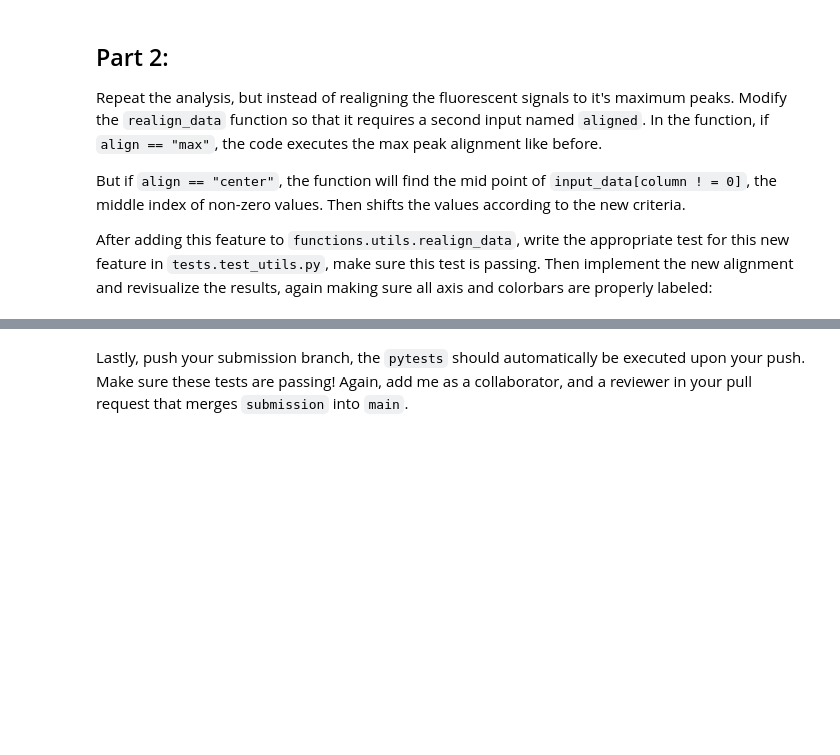
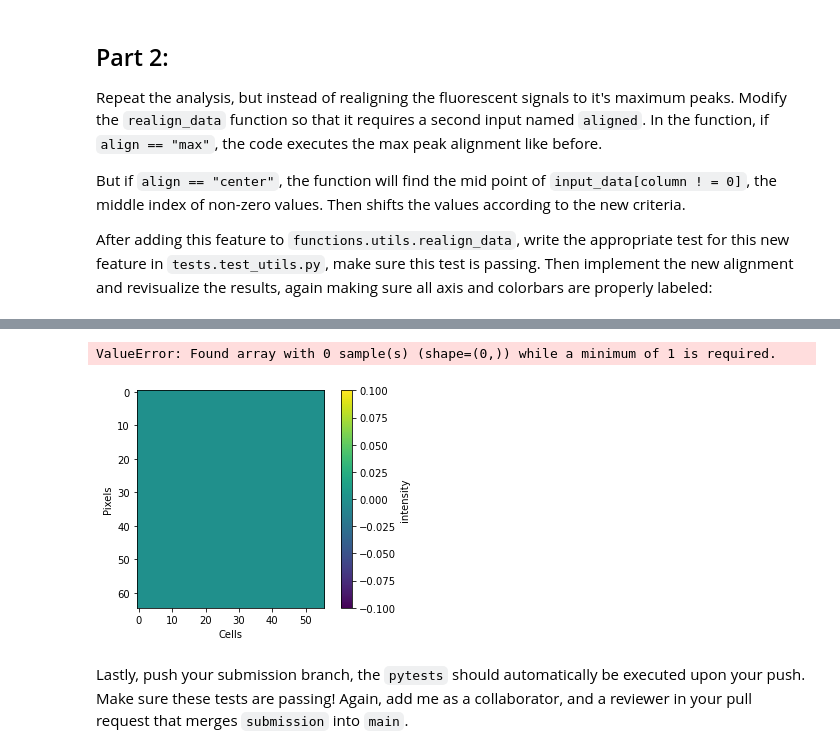
Before and after one commit to mrb4002/wcm_datasci_basics_06images, a Jupyter notebook: assignment/process_csv.ipynb, the cells around one changed output, grey strips where cells are left out. Drawn from its saved outputs; the diff is of its cells as text; code cells hidden in the pictures; blank space fills up the shorter version.

```diff
--- a/assignment/process_csv.ipynb
+++ b/assignment/process_csv.ipynb
@@ -138,0 +226,11 @@ After adding this feature to `functions.utils.realign_data`, write the appropria
+# %%
+# apply your new realignment here
+for column in in_data:
+        if align == "center":
+            # Write the alignment code here, replacing peak with the center that you found (mid_longest).
+            mid = find_middle(in_data[column].values)
+            mdiff = mid_longest - mid
+            d[column] = in_data[column].shift(periods=mdiff, fill_value=0)
+            assert find_middle(d[column]) == mid_longest
+            shifts[column] = mdiff
+        return d, shifts
@@ -145,2 +241,29 @@ After adding this feature to `functions.utils.realign_data`, write the appropria
+# %%
+# visualize the mean of the newly aligned data
+from sklearn.preprocessing import minmax_scale
+
+# Normalize every column entry of your realigned dataframe:
+
+# pre-allocate an empty dataframe of 0's to be filled with normalized values, the index and column of this dataframe will be the same as the df_aligned dataframe:
+df_normalized = pd.DataFrame(0, index=df_aligned.index, columns=df_aligned.columns)
+
+# fill in the `df_normalized` dataframe with normalized columns:
+for column, vals in df_aligned.iteritems():
+    # find the indices of the column that are not 0, only normalize those:
+    ind = df_aligned.index[df_aligned[column]!=0].tolist()
+    # Normalize of those:
+    df_normalized.loc[ind, column] = minmax_scale(df_aligned.loc[ind, column].values)
+# %% [output]
+ValueError: Found array with 0 sample(s) (shape=(0,)) while a minimum of 1 is required.
+# %%
+# visualize the heatmap
+
+plt.imshow(df_normalized.values)
+plt.xlabel('Cells')
+plt.ylabel('Pixels')
+cbar = plt.colorbar()
+cbar.set_label('intensity')
+# %% [output]
+[figure, added]
 # %% [markdown]
 Lastly, push your submission branch, the `pytests` should automatically be executed upon your push. Make sure these tests are passing! Again, add me as a collaborator, and a reviewer in your pull request that merges `submission` into `main`.
```
Also changed, not shown: parts of 9 cells of this notebook, 1 other file.
